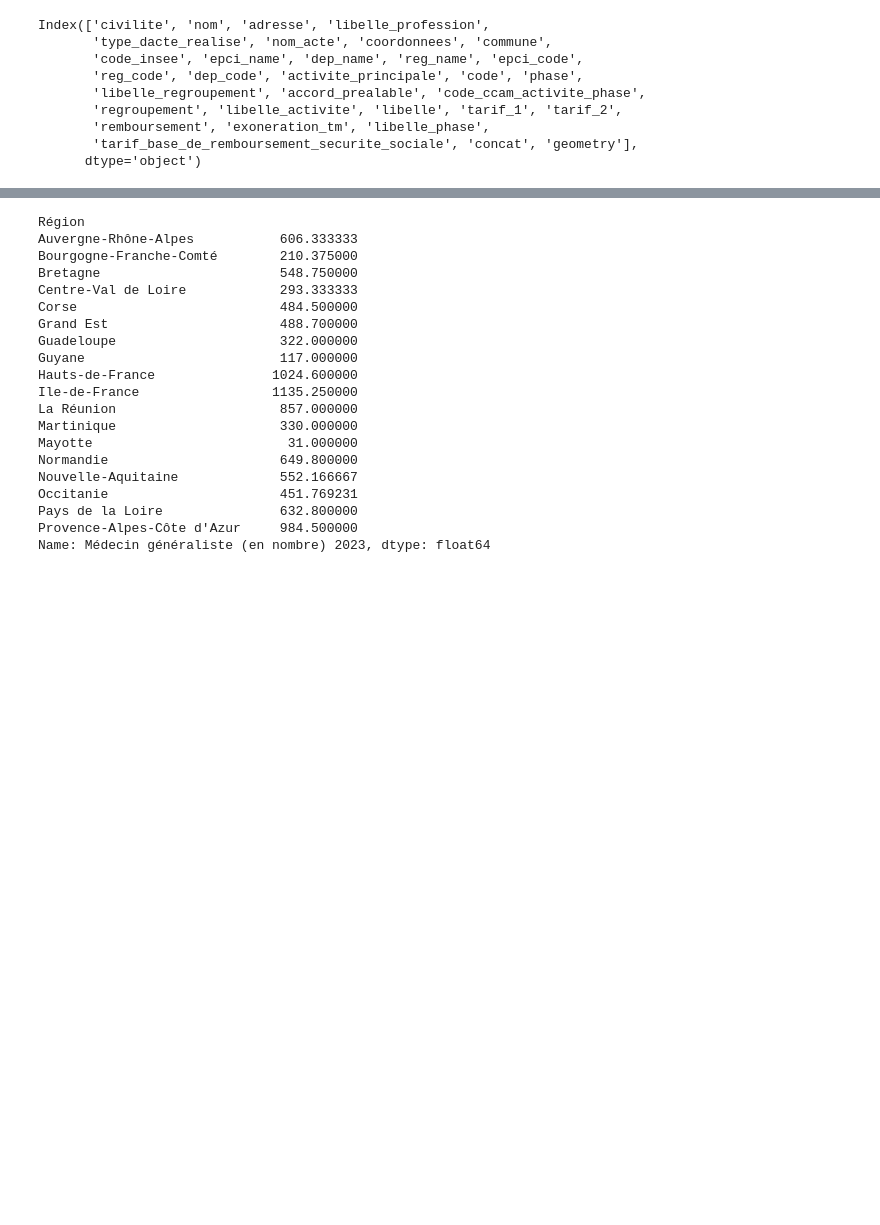
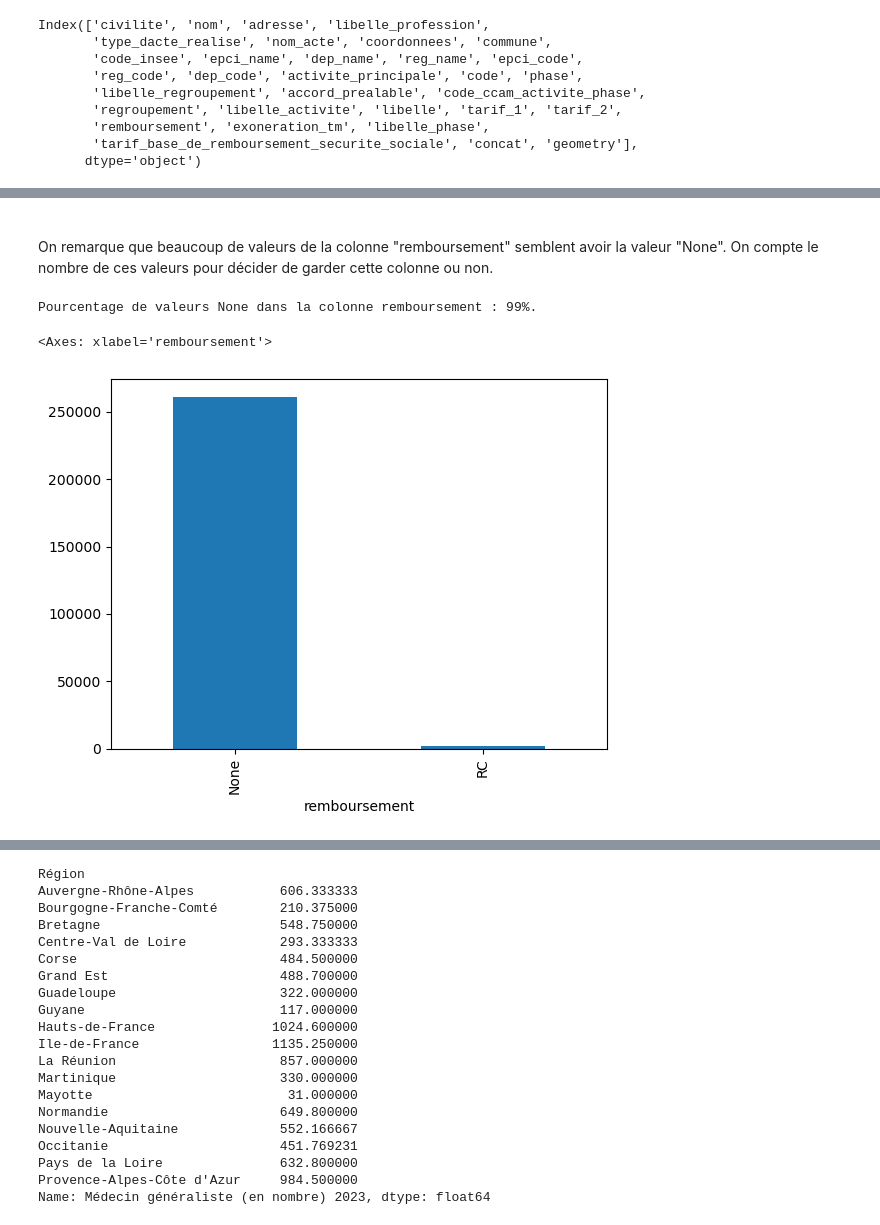
Before and after one commit to ahina0/projet_outinfo, a Jupyter notebook: durrieu.boivent.3.ipynb, the cells around one changed output, grey strips where cells are left out. Drawn from its saved outputs; the diff is of its cells as text; code cells hidden in the pictures; blank space fills up the shorter version.

```diff
--- a/durrieu.boivent.3.ipynb
+++ b/durrieu.boivent.3.ipynb
@@ -334,0 +297,5 @@ statistiques
+# %%
+columns_to_keep = ["civilite", "adresse", "tarif_1", "tarif_2", "remboursement", "tarif_base_de_remboursement_securite_sociale"] # the columns to keep
+professionnels_sante = professionnels_sante[columns_to_keep]
+
+professionnels_sante.head(20)
@@ -334,0 +320,17 @@ statistiques
+# %% [markdown]
+<br>
+
+On remarque que beaucoup de valeurs de la colonne "remboursement" semblent avoir la valeur "None". On compte le nombre de ces valeurs pour décider de garder cette colonne ou non.
+# %%
+# count the number of None values in the "remboursement" column. It is either Na or "None"
+none_count = professionnels_sante[(professionnels_sante["remboursement"].isna()) | (professionnels_sante["remboursement"] == "None")].shape[0]
+total_rows = professionnels_sante.shape[0] # count the number of rows in the dataframe
+print(f"Pourcentage de valeurs None dans la colonne remboursement : {(none_count/total_rows)*100:.0f}%.") # prints the percentage of None values, with no decimal
+
+professionnels_sante["remboursement"] = professionnels_sante["remboursement"].fillna("None") # if Na, write "None"
+# display the repartition of the values of the remboursement column
+professionnels_sante.groupby("remboursement").count()["civilite"].plot.bar()
+# %% [output]
+Pourcentage de valeurs None dans la colonne remboursement : 99%.
+<Axes: xlabel='remboursement'>
+[figure, added]
```
Also changed, not shown: parts of 13 cells of this notebook.
